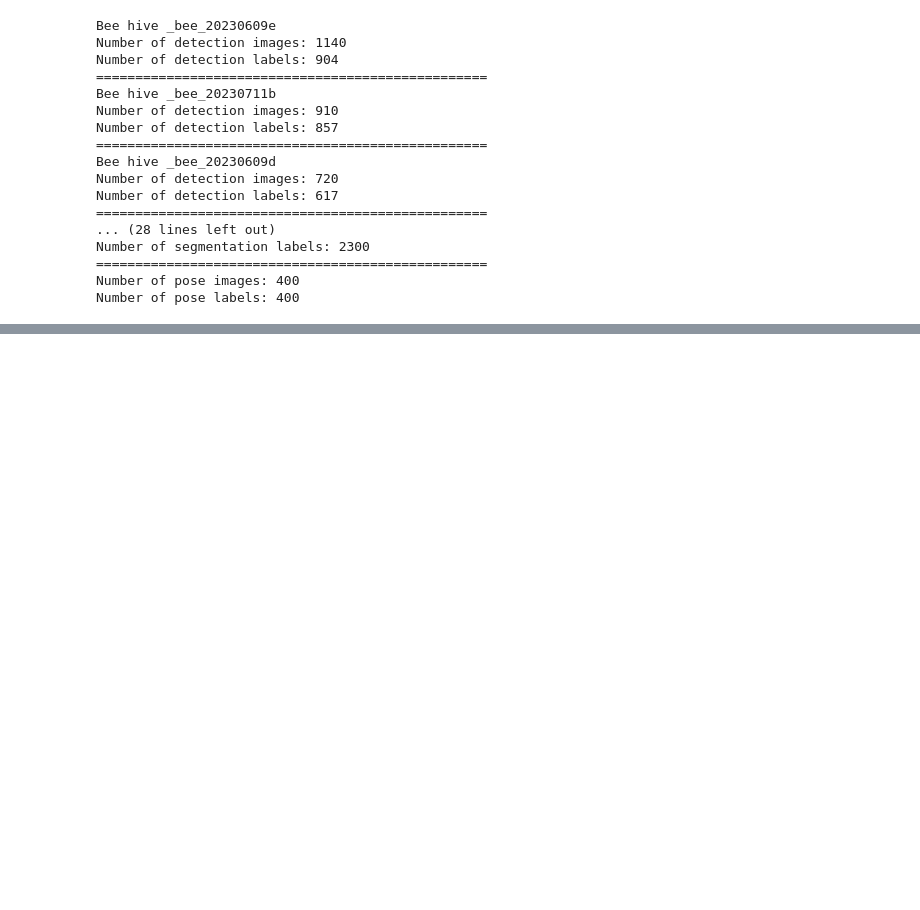
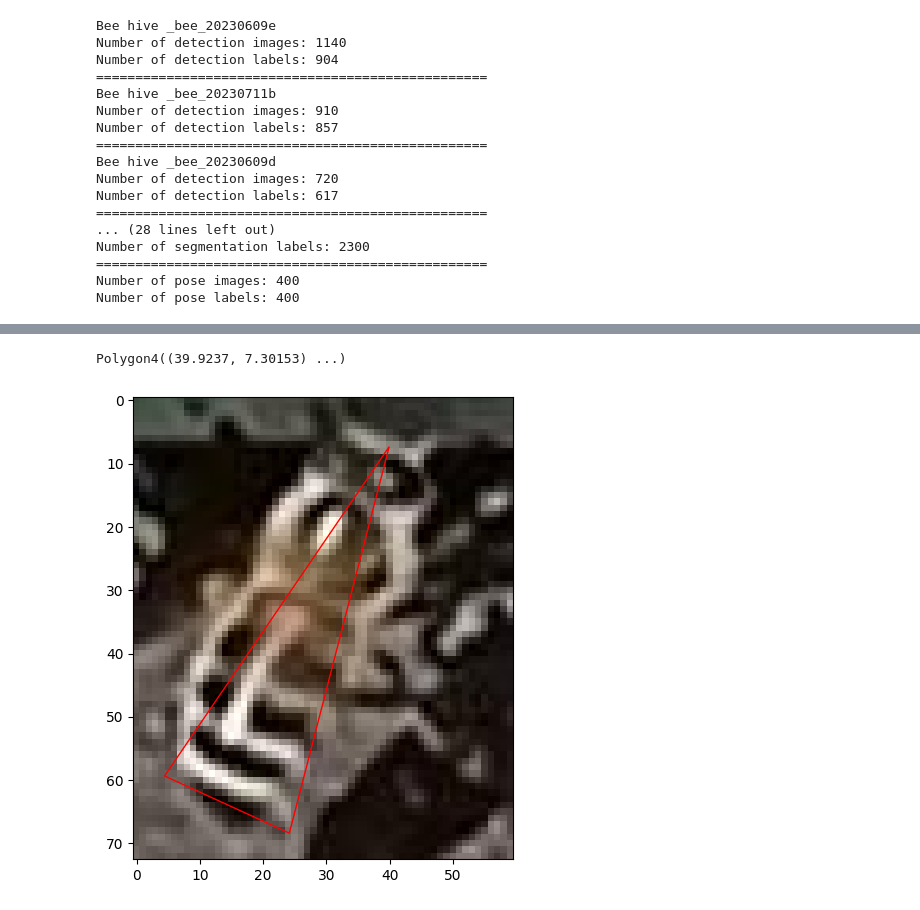
Before and after one commit to dzungpnguyen/bee-direction, a Jupyter notebook: notebooks/exploration.ipynb, the cells around one changed output, grey strips where cells are left out. Cells and saved outputs as stored; diff of their text form; code cells hidden in the pictures; blank space fills up the shorter version.

```diff
--- a/notebooks/exploration.ipynb
+++ b/notebooks/exploration.ipynb
@@ -114,0 +138,7 @@ Rectangle(xy=(816.001, 349), width=70.9997, height=41, angle=0)
+# %%
+image_path = f'{PROJECT_ROOT}/data/full/segmentation/images/20230609a444_jpg.rf.547cd8316c144e4d9512f44690986a0e.jpg'
+label_path = f'{PROJECT_ROOT}/data/full/segmentation/labels/20230609a444_jpg.rf.547cd8316c144e4d9512f44690986a0e.txt'
+show_triangle_mask(image_path, label_path)
+# %% [output]
+Polygon4((39.9237, 7.30153) ...)
+[figure, added]
```
Also changed, not shown: parts of 2 cells of this notebook.
